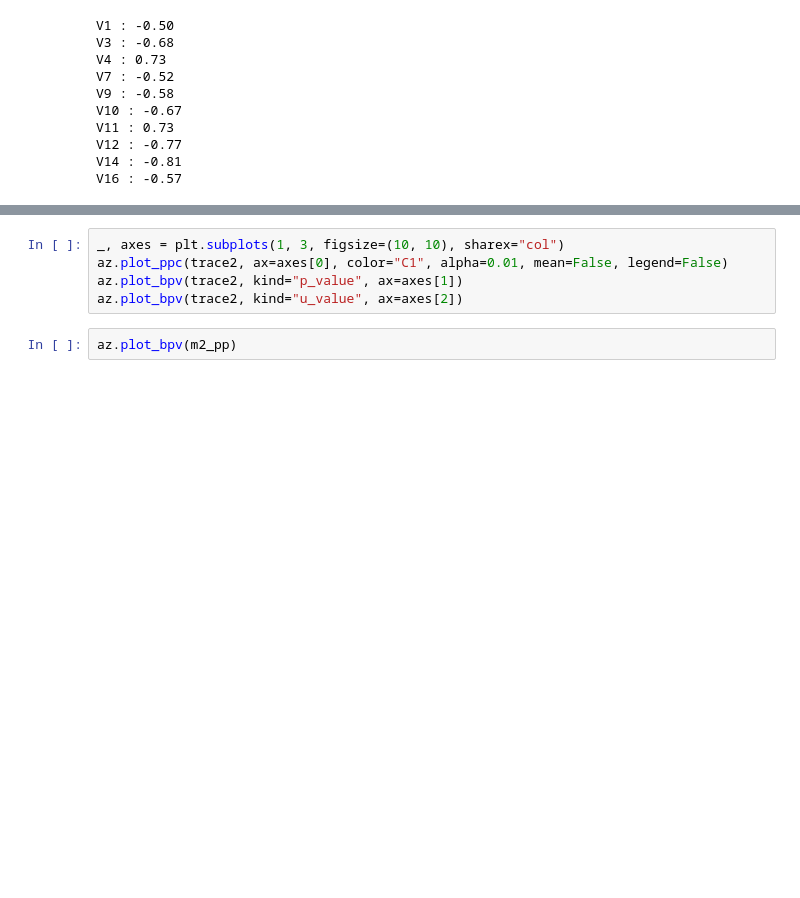
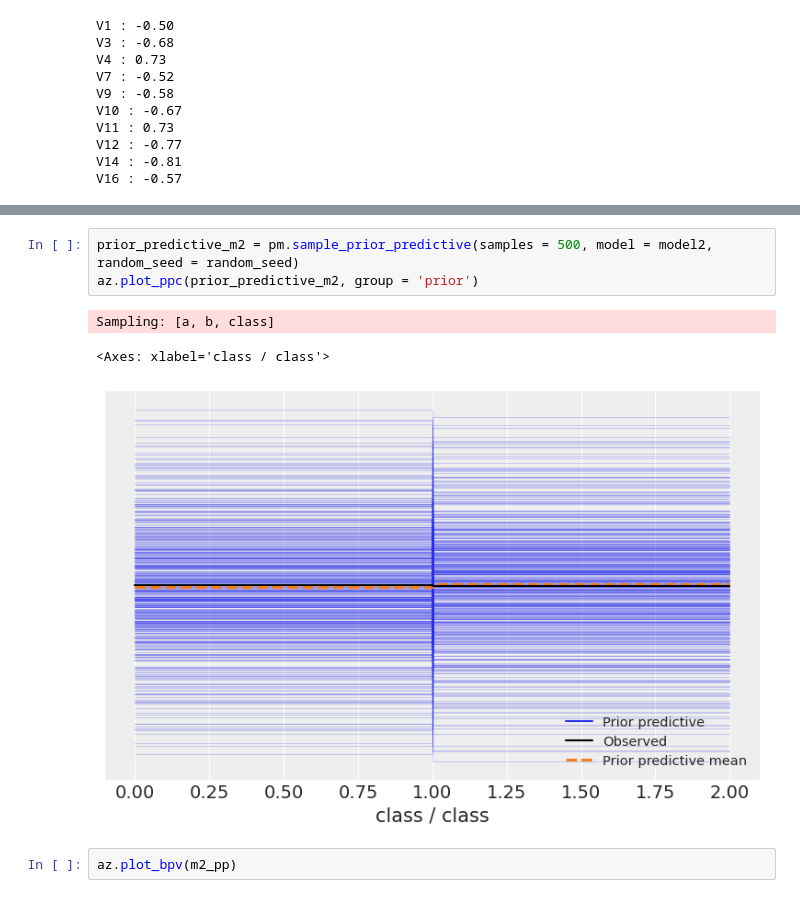
Before and after one commit to achapkim/ds6040_final_credit_card, a Jupyter notebook: model.ipynb, the cells around one changed output, grey strips where cells are left out. Drawn from its saved outputs; the diff is of its cells as text; blank space fills up the shorter version.

```diff
--- a/model.ipynb
+++ b/model.ipynb
@@ -206,8 +209,10 @@ Sampling: [class]
-# %%
-_, axes = plt.subplots(1, 3, figsize=(10, 10), sharex="col")
-az.plot_ppc(trace2, ax=axes[0], color="C1", alpha=0.01, mean=False, legend=False)
-az.plot_bpv(trace2, kind="p_value", ax=axes[1])
-az.plot_bpv(trace2, kind="u_value", ax=axes[2])
+# %%
+prior_predictive_m2 = pm.sample_prior_predictive(samples = 500, model = model2, random_seed = random_seed)
+az.plot_ppc(prior_predictive_m2, group = 'prior')
+# %% [output]
+Sampling: [a, b, class]
+<Axes: xlabel='class / class'>
+[figure, added]
 # %%
 az.plot_bpv(m2_pp)
 # %% [output]
```
Also changed, not shown: parts of 32 cells of this notebook, 2 other files.
